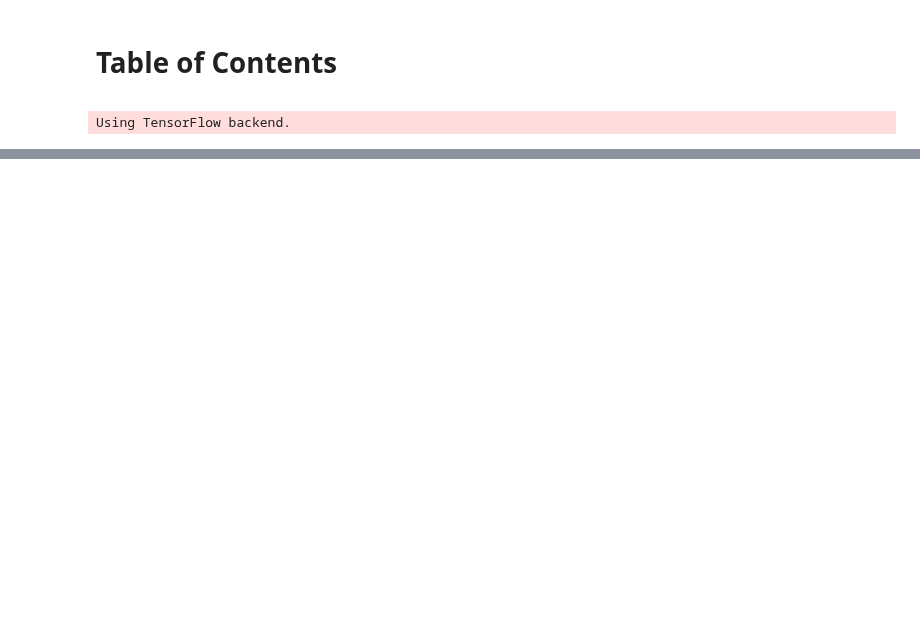
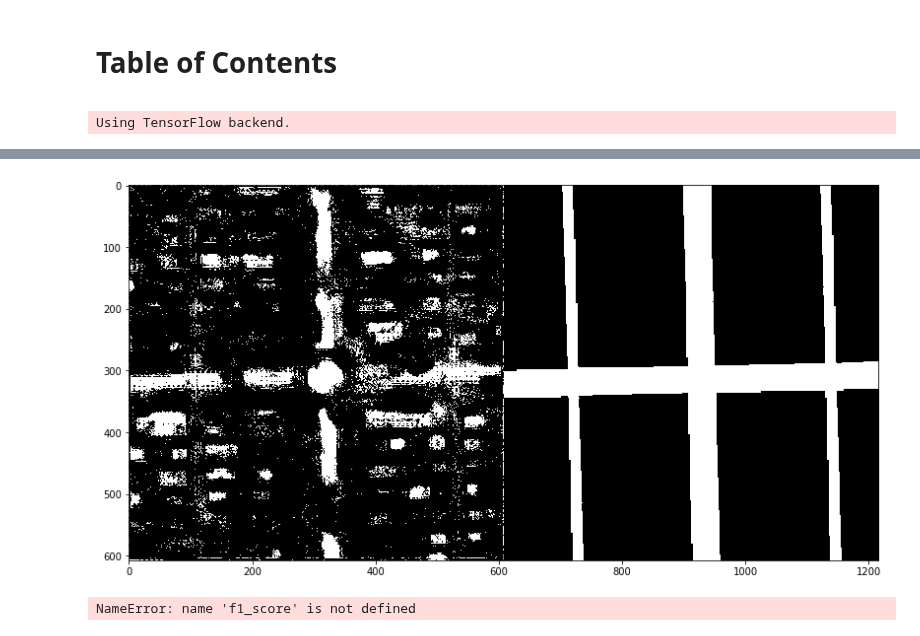
Before and after one commit to gregunz/MachineLearning2017, a Jupyter notebook: project02/src/gregunz_exploration/pipeline_gregunz.ipynb, the cells around one changed output, grey strips where cells are left out. Cells and saved outputs as stored; diff of their text form; code cells hidden in the pictures; blank space fills up the shorter version.

```diff
--- a/project02/src/gregunz_exploration/pipeline_gregunz.ipynb
+++ b/project02/src/gregunz_exploration/pipeline_gregunz.ipynb
@@ -196,0 +65,2 @@ TabError: inconsistent use of tabs and spaces in indentation (model.py, line 9)
+# %%
+Y_tr = model.predict(X_tr[:5], batch_size=1, verbose=1)
@@ -196,0 +69,8 @@ TabError: inconsistent use of tabs and spaces in indentation (model.py, line 9)
+# %%
+show((Y_tr[0] > 0.3) * 255, Y[0] * 255)
+# %% [output]
+[figure, added]
+# %%
+f1_score((Y_tr[0] > 0.4).reshape(-1), Y[0])
+# %% [output]
+NameError: name 'f1_score' is not defined
```
Also changed, not shown: parts of 45 cells of this notebook, 6 other files.
